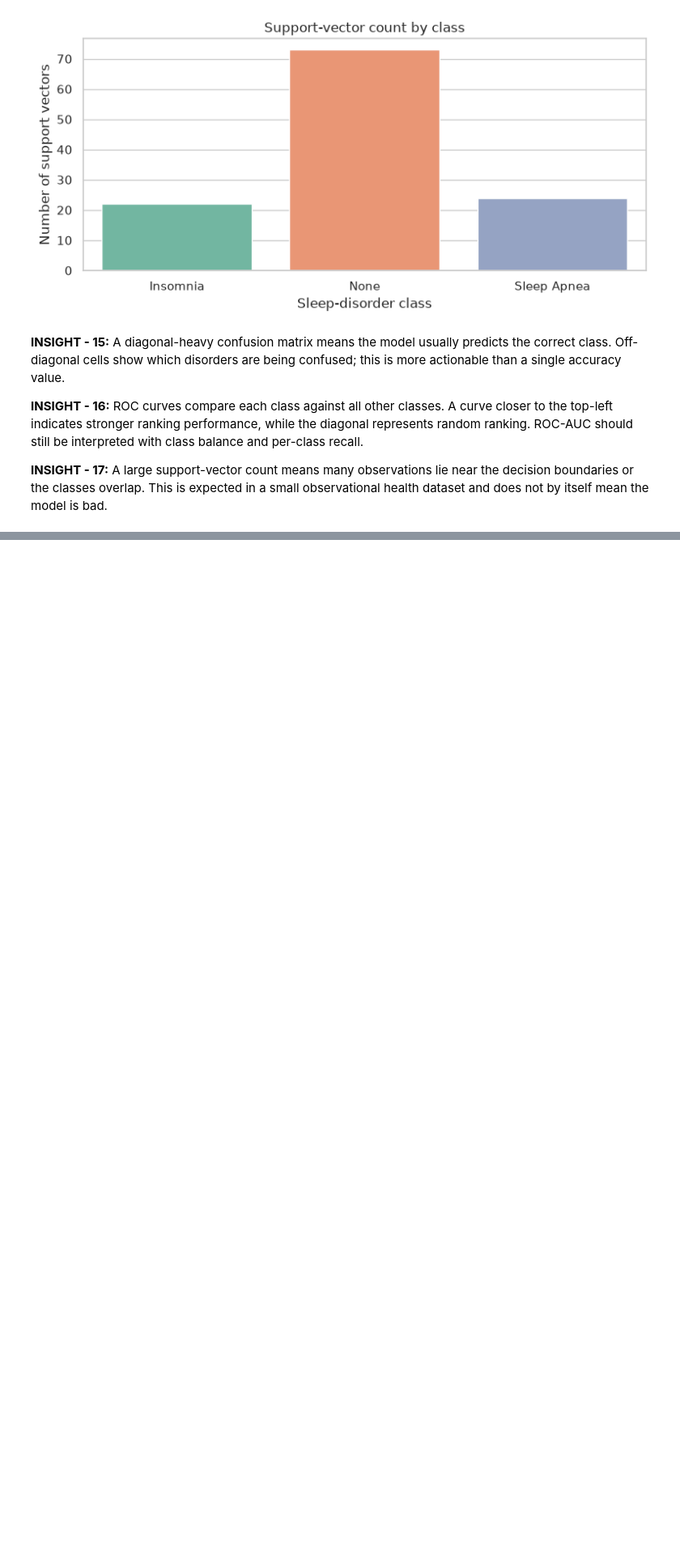
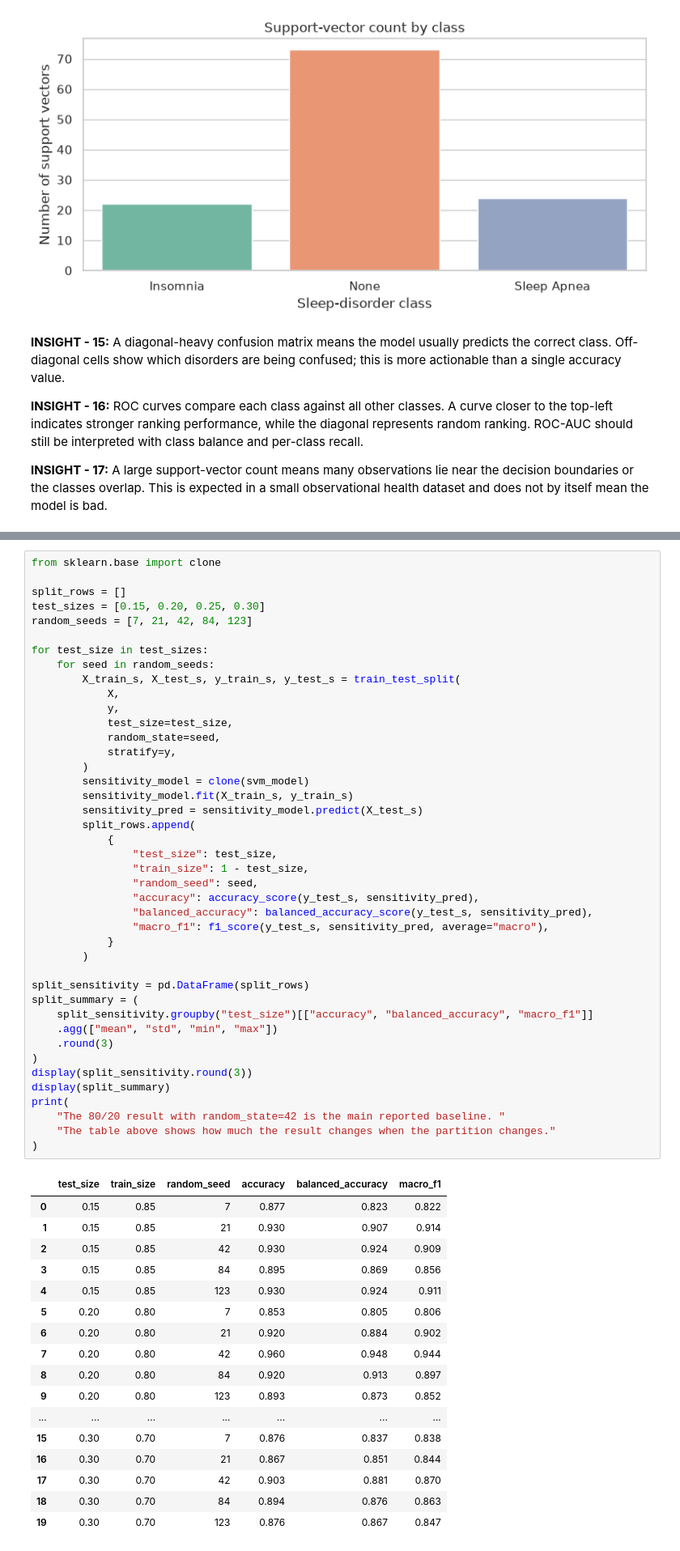
Before and after one commit to rupikap009/ML-Techniques, a Jupyter notebook: notebooks/05_sleep_health_svm.ipynb, the cells around one changed output, grey strips where cells are left out. Shown at 81% size. Cells and saved outputs as stored; diff of their text form; blank space fills up the shorter version.

```diff
--- a/notebooks/05_sleep_health_svm.ipynb
+++ b/notebooks/05_sleep_health_svm.ipynb
@@ -514,0 +525,60 @@ plt.show()
+# %%
+from sklearn.base import clone
+
+split_rows = []
+test_sizes = [0.15, 0.20, 0.25, 0.30]
+random_seeds = [7, 21, 42, 84, 123]
+
+for test_size in test_sizes:
+    for seed in random_seeds:
+        X_train_s, X_test_s, y_train_s, y_test_s = train_test_split(
+            X,
+            y,
+            test_size=test_size,
+            random_state=seed,
+            stratify=y,
+        )
+        sensitivity_model = clone(svm_model)
+        sensitivity_model.fit(X_train_s, y_train_s)
+        sensitivity_pred = sensitivity_model.predict(X_test_s)
+        split_rows.append(
+            {
+                "test_size": test_size,
+                "train_size": 1 - test_size,
+                "random_seed": seed,
+                "accuracy": accuracy_score(y_test_s, sensitivity_pred),
+                "balanced_accuracy": balanced_accuracy_score(y_test_s, sensitivity_pred),
+                "macro_f1": f1_score(y_test_s, sensitivity_pred, average="macro"),
+            }
+        )
+
+split_sensitivity = pd.DataFrame(split_rows)
+split_summary = (
+    split_sensitivity.groupby("test_size")[["accuracy", "balanced_accuracy", "macro_f1"]]
+    .agg(["mean", "std", "min", "max"])
+    .round(3)
+)
+display(split_sensitivity.round(3))
+display(split_summary)
+print(
+    "The 80/20 result with random_state=42 is the main reported baseline. "
+    "The table above shows how much the result changes when the partition changes."
+)
+# %% [output]
+|  | test_size | train_size | random_seed | accuracy | balanced_accuracy | macro_f1 |
+| 0 | 0.15 | 0.85 | 7 | 0.877 | 0.823 | 0.822 |
+| 1 | 0.15 | 0.85 | 21 | 0.930 | 0.907 | 0.914 |
+| 2 | 0.15 | 0.85 | 42 | 0.930 | 0.924 | 0.909 |
+| 3 | 0.15 | 0.85 | 84 | 0.895 | 0.869 | 0.856 |
+| 4 | 0.15 | 0.85 | 123 | 0.930 | 0.924 | 0.911 |
+| 5 | 0.20 | 0.80 | 7 | 0.853 | 0.805 | 0.806 |
+| 6 | 0.20 | 0.80 | 21 | 0.920 | 0.884 | 0.902 |
+| 7 | 0.20 | 0.80 | 42 | 0.960 | 0.948 | 0.944 |
+| 8 | 0.20 | 0.80 | 84 | 0.920 | 0.913 | 0.897 |
+| 9 | 0.20 | 0.80 | 123 | 0.893 | 0.873 | 0.852 |
+| ... | ... | ... | ... | ... | ... | ... |
+| 15 | 0.30 | 0.70 | 7 | 0.876 | 0.837 | 0.838 |
+| 16 | 0.30 | 0.70 | 21 | 0.867 | 0.851 | 0.844 |
+| 17 | 0.30 | 0.70 | 42 | 0.903 | 0.881 | 0.870 |
+| 18 | 0.30 | 0.70 | 84 | 0.894 | 0.876 | 0.863 |
+| 19 | 0.30 | 0.70 | 123 | 0.876 | 0.867 | 0.847 |
```
Also changed, not shown: parts of 6 cells of this notebook.
